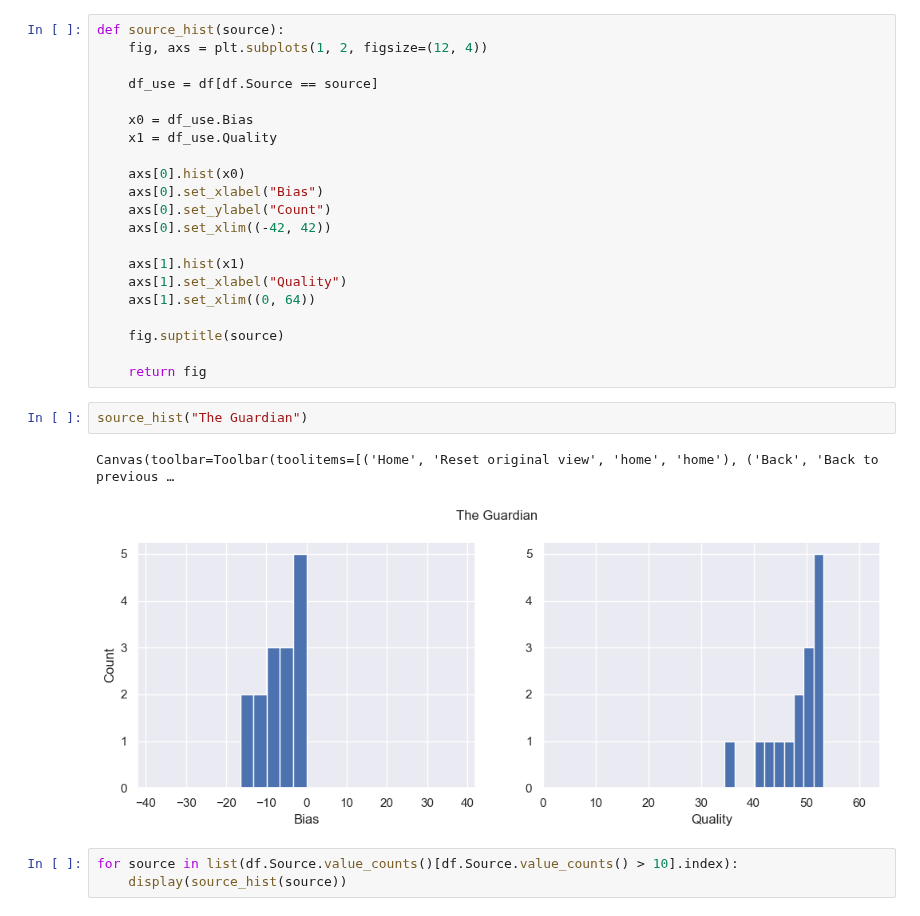
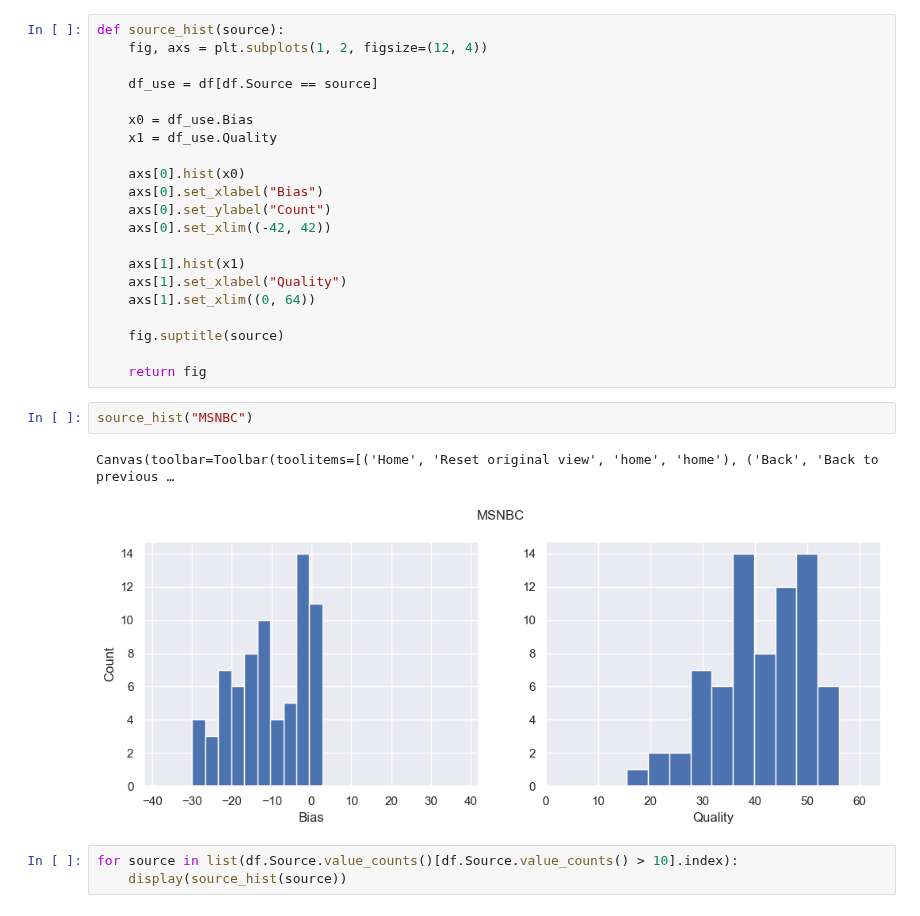
Before and after one commit to WarmCyan/news-bias-research, a Jupyter notebook: notebooks/13_ArticleLevel.ipynb, the cells around one changed output. Saved outputs shown, nothing was run; the diff lists cells and outputs as text.

```diff
--- a/notebooks/13_ArticleLevel.ipynb
+++ b/notebooks/13_ArticleLevel.ipynb
@@ -399,11 +411,11 @@ def source_hist(source):
     fig.suptitle(source)
 
     return fig
-# %%
-source_hist("The Guardian")
-# %% [output]
-Canvas(toolbar=Toolbar(toolitems=[('Home', 'Reset original view', 'home', 'home'), ('Back', 'Back to previous …
-[figure, removed]
+# %%
+source_hist("MSNBC")
+# %% [output]
+Canvas(toolbar=Toolbar(toolitems=[('Home', 'Reset original view', 'home', 'home'), ('Back', 'Back to previous …
+[figure, added]
 # %%
 for source in list(df.Source.value_counts()[df.Source.value_counts() > 10].index):
     display(source_hist(source))
```
Also changed, not shown: parts of 2 cells of this notebook, 4 other files.
